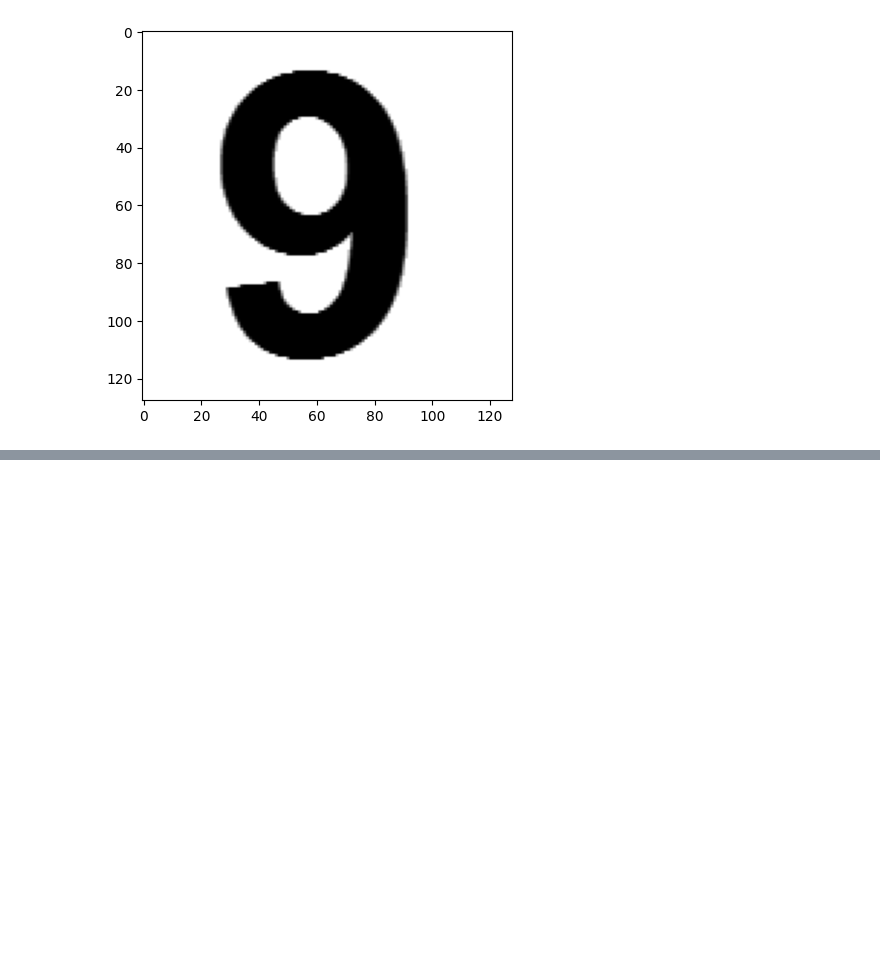
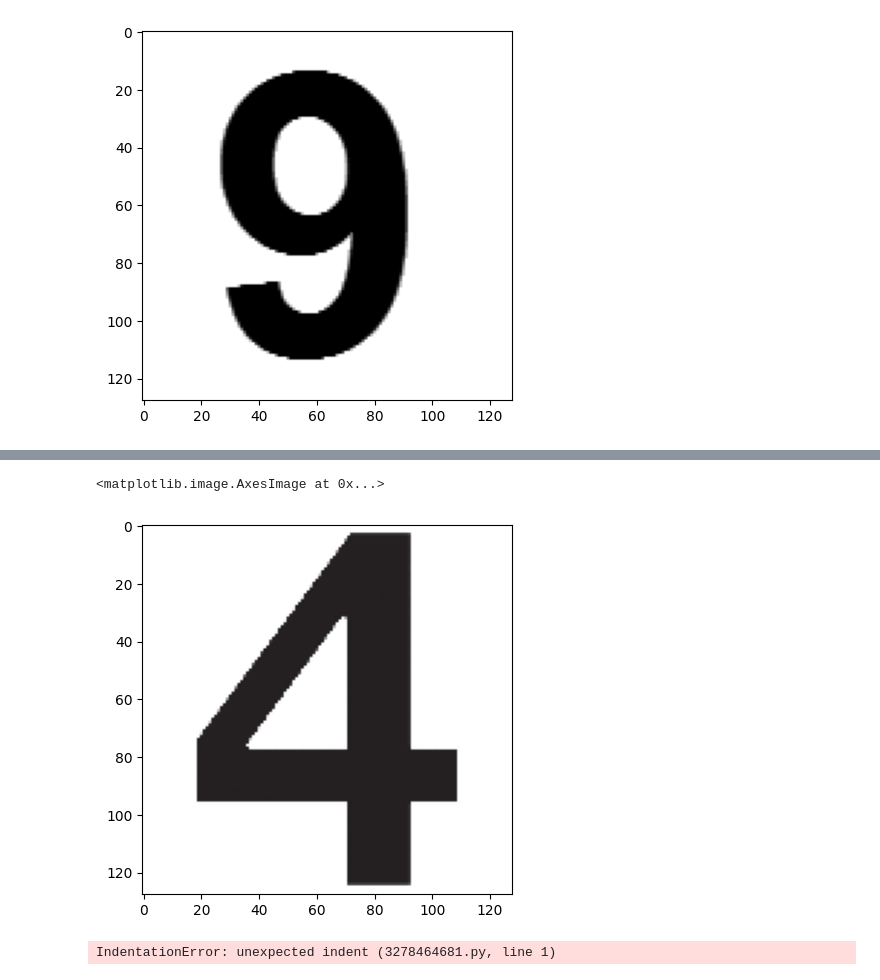
Before and after one commit to Gregory-Debruyne/r-solution-de-sudoku, a Jupyter notebook: Modele_detection_chiffre.ipynb, the cells around one changed output, grey strips where cells are left out. Saved outputs shown, nothing was run; the diff lists cells and outputs as text; code cells hidden in the pictures; blank space fills up the shorter version.

```diff
--- a/Modele_detection_chiffre.ipynb
+++ b/Modele_detection_chiffre.ipynb
@@ -270,0 +287,15 @@ model.save("sudoku_model.keras")
+# %%
+# Redimensionne au format du modèle
+NewData1 = cv2.resize(NewData1,(128,128))
+plt.imshow(NewData1)
+# %% [output]
+<matplotlib.image.AxesImage at 0x...>
+[figure, added]
+# %%
+ input_img = np.expand_dims(NewData1, axis=0)
+y_sigmoid = model2.predict(input_img)
+y_pred    = np.argmax(y_sigmoid, axis=-1)
+# Affiche le chiffre prédit
+print(y_pred)
+# %% [output]
+IndentationError: unexpected indent (3278464681.py, line 1)
```
Also changed, not shown: parts of 20 cells of this notebook, 12 other files.
